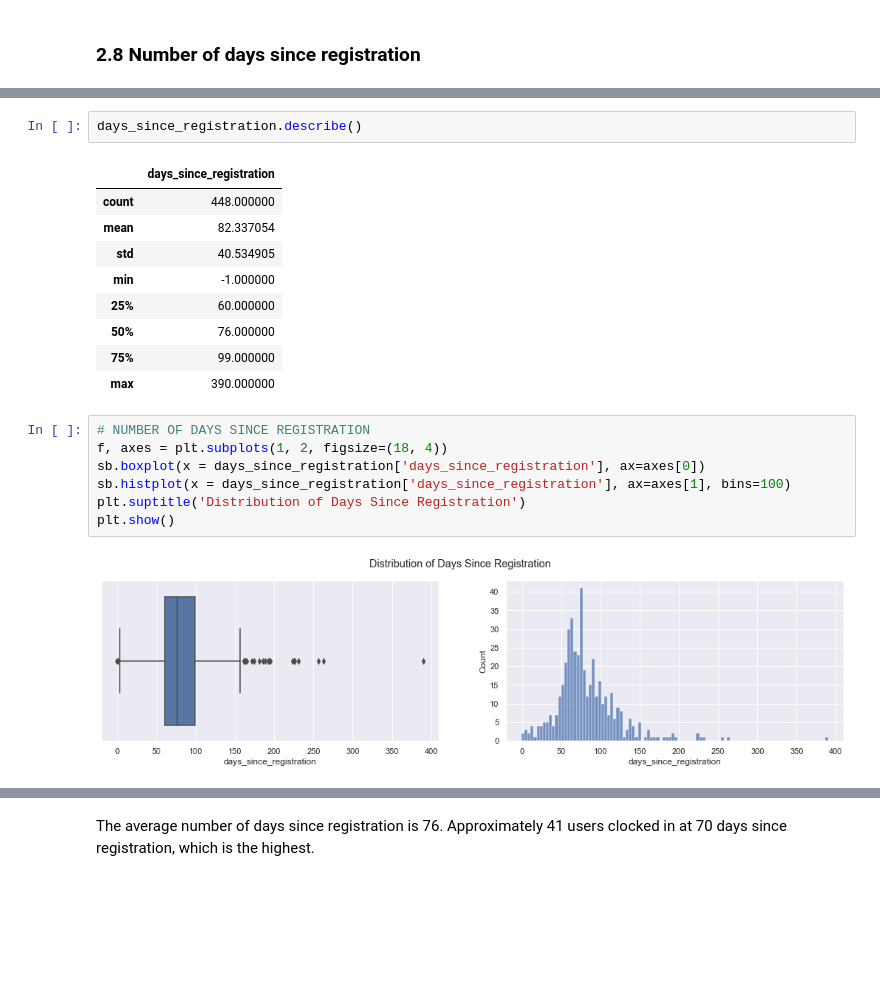
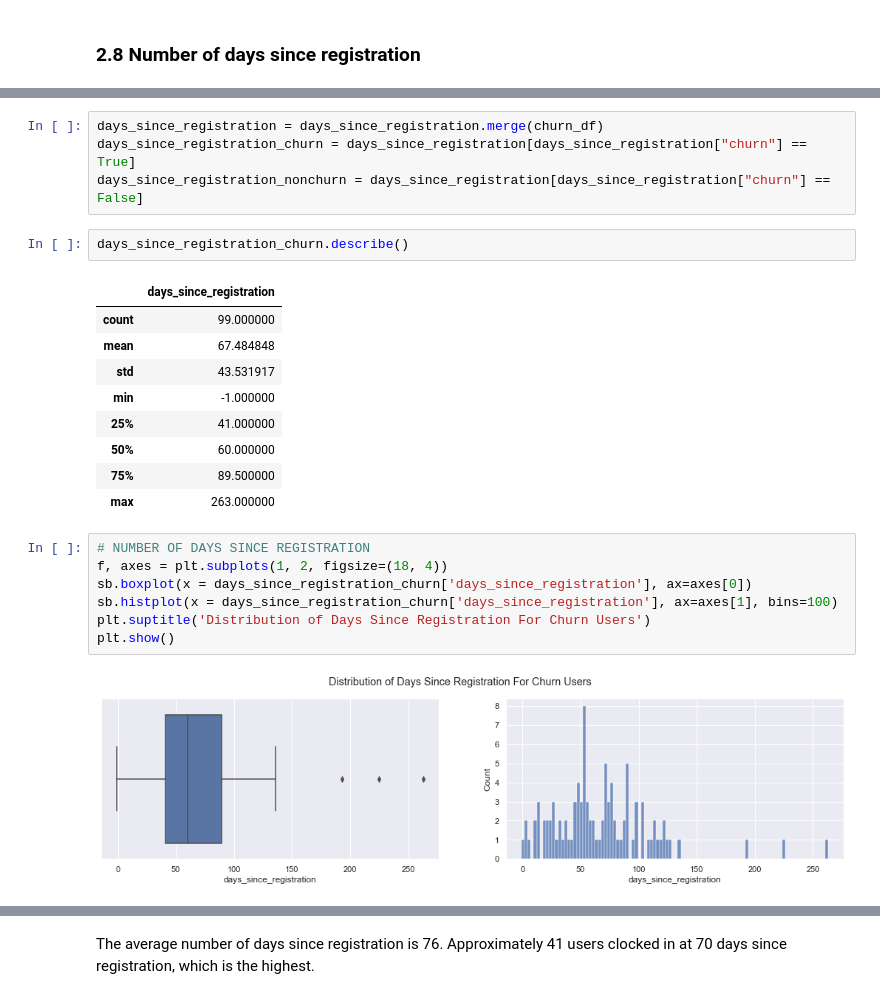
Before and after one commit to AloysiusTan/SC1015-MiniProject, a Jupyter notebook: Main Code - Sparkify Churn Data.ipynb, the cells around one changed output, grey strips where cells are left out. Cells and saved outputs as stored; diff of their text form; blank space fills up the shorter version.

```diff
--- a/Main Code - Sparkify Churn Data.ipynb
+++ b/Main Code - Sparkify Churn Data.ipynb
@@ -604,24 +672,28 @@ days_since_registration
 | 446 | 98 | 63 |
 | 447 | 99 | 133 |
 448 rows × 2 columns
+# %%
+days_since_registration = days_since_registration.merge(churn_df)
+days_since_registration_churn = days_since_registration[days_since_registration["churn"] == True]
+days_since_registration_nonchurn = days_since_registration[days_since_registration["churn"] == False]
 # %%
-days_since_registration.describe()
+days_since_registration_churn.describe()
 # %% [output]
 |  | days_since_registration |
-| count | 448.000000 |
-| mean | 82.337054 |
-| std | 40.534905 |
+| count | 99.000000 |
+| mean | 67.484848 |
+| std | 43.531917 |
 | min | -1.000000 |
-| 25% | 60.000000 |
-| 50% | 76.000000 |
-| 75% | 99.000000 |
-| max | 390.000000 |
+| 25% | 41.000000 |
+| 50% | 60.000000 |
+| 75% | 89.500000 |
+| max | 263.000000 |
 # %%
 # NUMBER OF DAYS SINCE REGISTRATION
 f, axes = plt.subplots(1, 2, figsize=(18, 4))
-sb.boxplot(x = days_since_registration['days_since_registration'], ax=axes[0])
-sb.histplot(x = days_since_registration['days_since_registration'], ax=axes[1], bins=100)
-plt.suptitle('Distribution of Days Since Registration')
+sb.boxplot(x = days_since_registration_churn['days_since_registration'], ax=axes[0])
+sb.histplot(x = days_since_registration_churn['days_since_registration'], ax=axes[1], bins=100)
+plt.suptitle('Distribution of Days Since Registration For Churn Users')
 plt.show()
 # %% [output]
-[figure, old version]
+[figure, new version]
```
Also changed, not shown: parts of 74 cells of this notebook.
